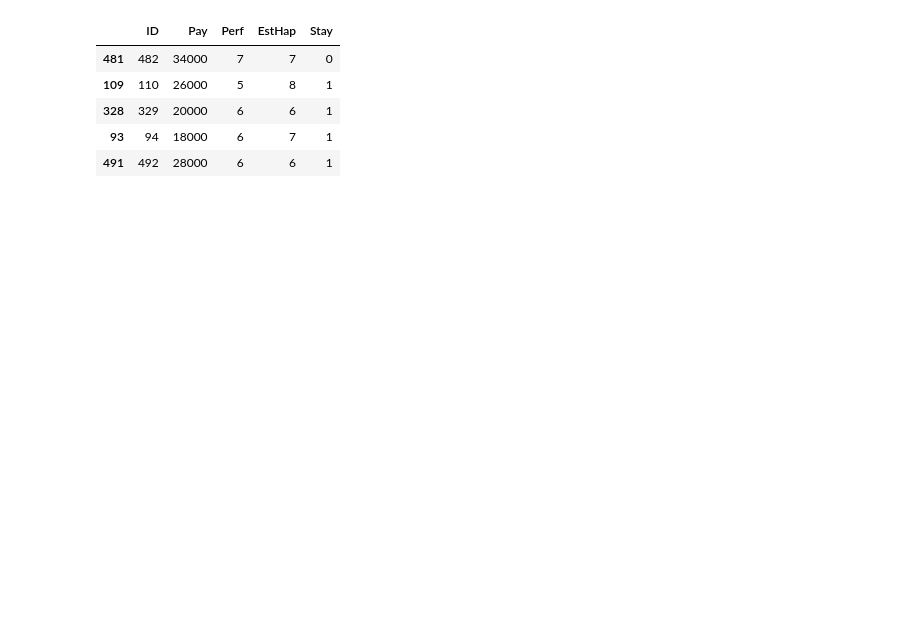
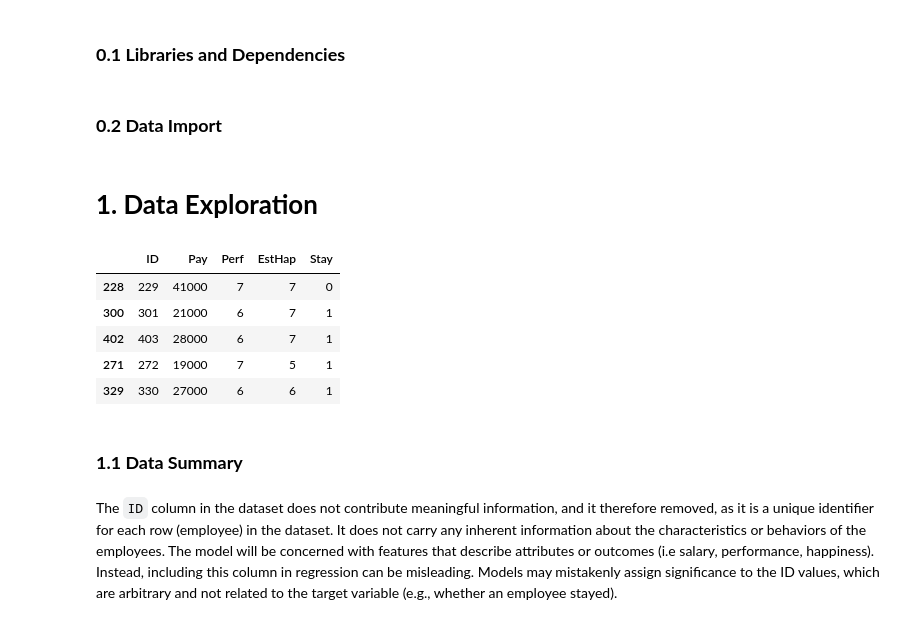
Before and after one commit to Thaps23/DAE_PROJECT_P2, a Jupyter notebook: project2.ipynb, the cells around one changed output. Saved outputs shown, nothing was run; the diff lists cells and outputs as text; code cells hidden in the pictures; blank space fills up the shorter version.

```diff
--- a/project2.ipynb
+++ b/project2.ipynb
@@ -2,0 +18,2 @@ import pandas as pd
+# %% [markdown]
+### __0.1 Libraries and Dependencies__
@@ -3,11 +25,22 @@ import pandas as pd
+# %% [markdown]
+### __0.2 Data Import__
 # %%
-data = pd.read_csv('data/Data_Scientists_data')
+df = pd.read_csv('data/Data_Scientists_data')
+# %% [markdown]
+# __1. Data Exploration__
 # %%
-data.sample(5)
+df.sample(5)
 # %% [output]
 |  | ID | Pay | Perf | EstHap | Stay |
-| 481 | 482 | 34000 | 7 | 7 | 0 |
-| 109 | 110 | 26000 | 5 | 8 | 1 |
-| 328 | 329 | 20000 | 6 | 6 | 1 |
-| 93 | 94 | 18000 | 6 | 7 | 1 |
-| 491 | 492 | 28000 | 6 | 6 | 1 |
+| 228 | 229 | 41000 | 7 | 7 | 0 |
+| 300 | 301 | 21000 | 6 | 7 | 1 |
+| 402 | 403 | 28000 | 6 | 7 | 1 |
+| 271 | 272 | 19000 | 7 | 5 | 1 |
+| 329 | 330 | 27000 | 6 | 6 | 1 |
+# %% [markdown]
+### __1.1 Data Summary__
+# %% [markdown]
+The `ID` column in the dataset does not contribute meaningful information, and it therefore removed, as it is a unique identifier for each row (employee) in the dataset.
+It does not carry any inherent information about the characteristics or behaviors of the employees. The model will be concerned with features that describe attributes or outcomes (i.e salary, performance, happiness).
+Instead, including this column in regression can be misleading.
+Models may mistakenly assign significance to the ID values, which are arbitrary and not related to the target variable (e.g., whether an employee stayed).
```
Also changed, not shown: parts of 21 cells of this notebook.
